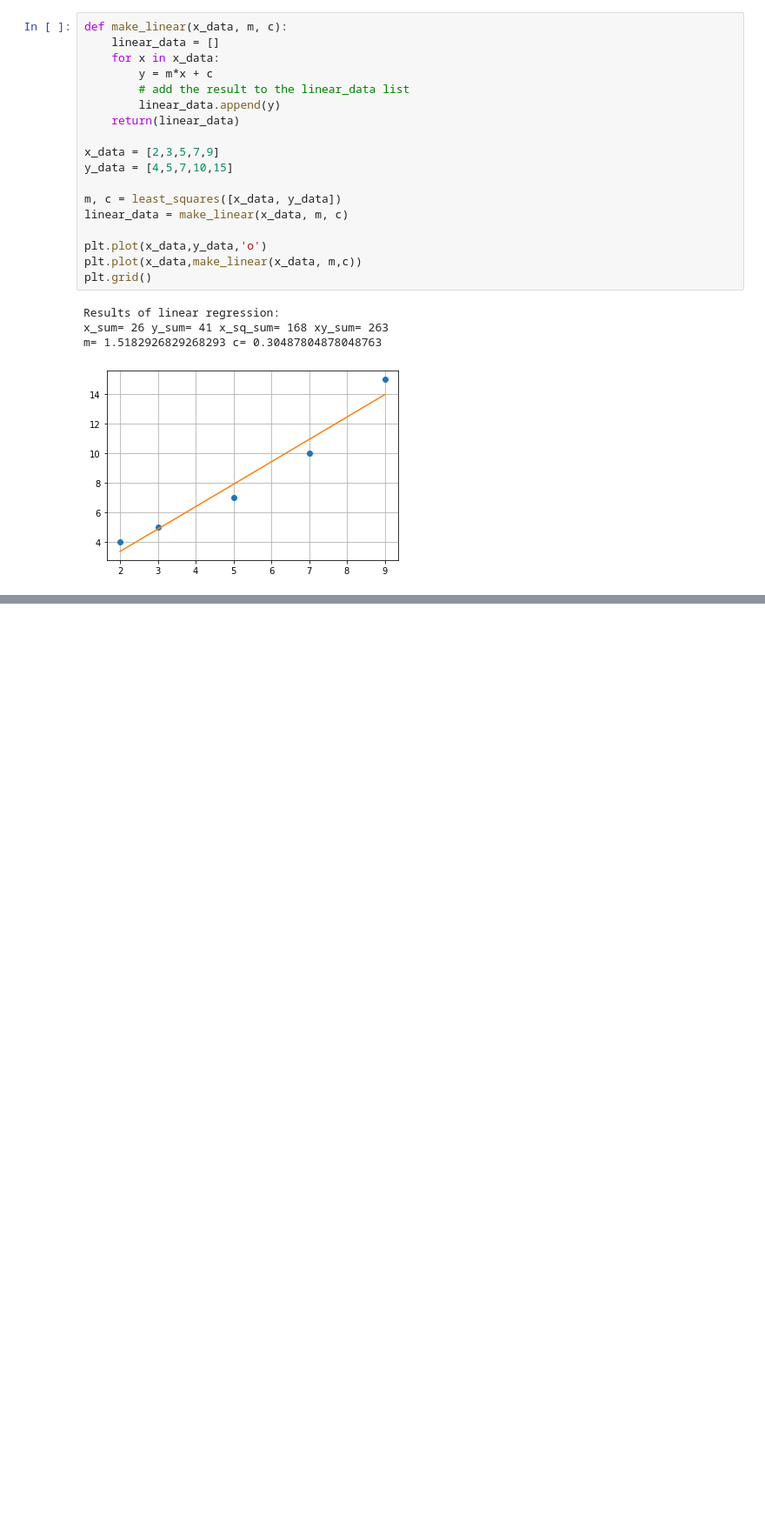
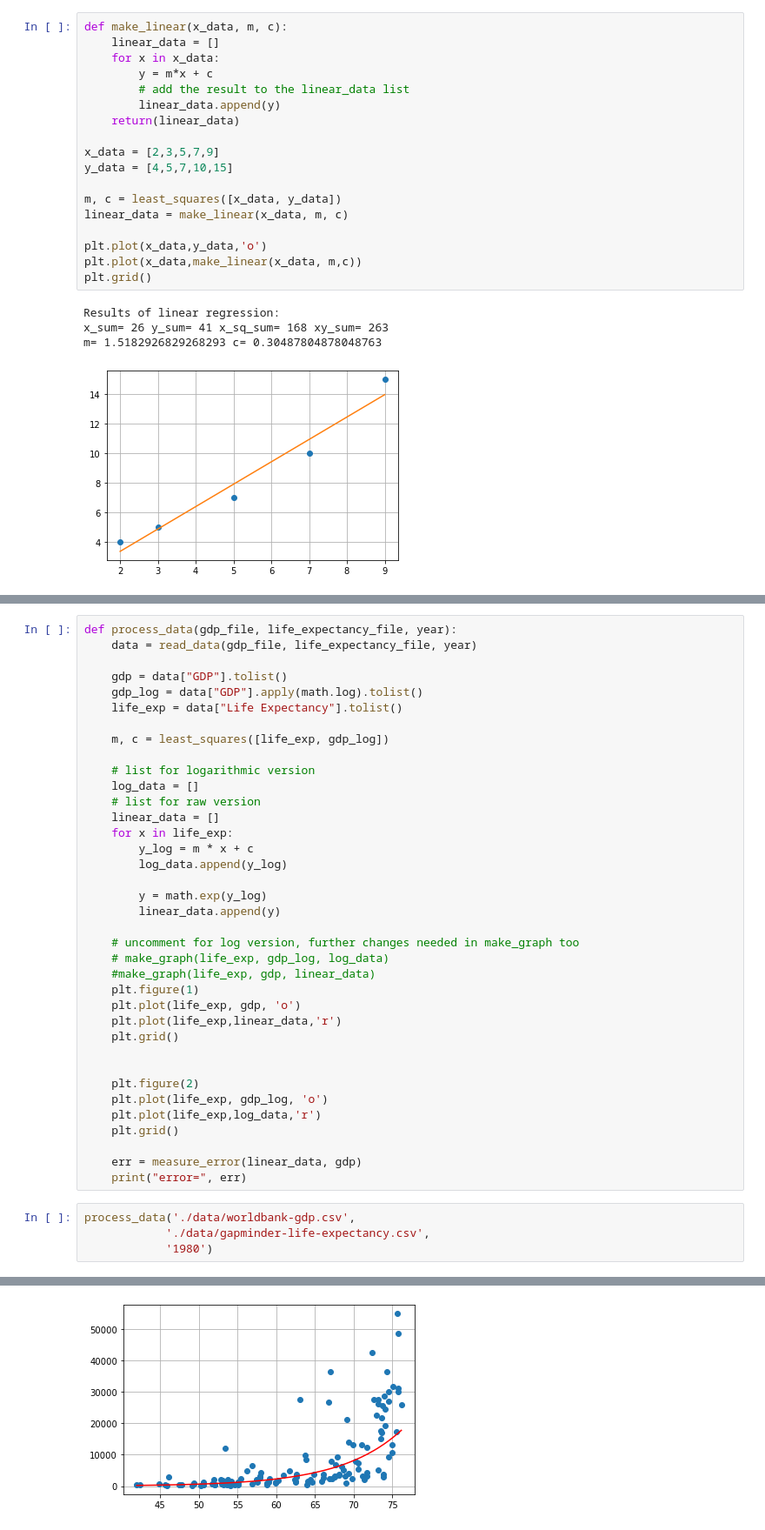
Before and after one commit to joshfuchs/DataScience_projects, a Jupyter notebook: ML scikit learn.ipynb, the cells around one changed output, grey strips where cells are left out. Shown at 87% size. Drawn from its saved outputs; the diff is of its cells as text; blank space fills up the shorter version.

```diff
--- a/ML scikit learn.ipynb
+++ b/ML scikit learn.ipynb
@@ -109,0 +204,42 @@ m= 1.5182926829268293 c= 0.30487804878048763
+# %%
+def process_data(gdp_file, life_expectancy_file, year):
+    data = read_data(gdp_file, life_expectancy_file, year)
+
+    gdp = data["GDP"].tolist()
+    gdp_log = data["GDP"].apply(math.log).tolist()
+    life_exp = data["Life Expectancy"].tolist()
+
+    m, c = least_squares([life_exp, gdp_log])
+
+    # list for logarithmic version
+    log_data = []
+    # list for raw version
+    linear_data = []
+    for x in life_exp:
+        y_log = m * x + c
+        log_data.append(y_log)
+
+        y = math.exp(y_log)
+        linear_data.append(y)
+
+    # uncomment for log version, further changes needed in make_graph too
+    # make_graph(life_exp, gdp_log, log_data)
+    #make_graph(life_exp, gdp, linear_data)
+    plt.figure(1)
+    plt.plot(life_exp, gdp, 'o')
+    plt.plot(life_exp,linear_data,'r')
+    plt.grid()
+
+
+    plt.figure(2)
+    plt.plot(life_exp, gdp_log, 'o')
+    plt.plot(life_exp,log_data,'r')
+    plt.grid()
+
+    err = measure_error(linear_data, gdp)
+    print("error=", err)
+# %%
+process_data('./data/worldbank-gdp.csv',
+            './data/gapminder-life-expectancy.csv',
+            '1980')
+# %% [output]
@@ -109,0 +263 @@ m= 1.5182926829268293 c= 0.30487804878048763
+[figure, added]
```
Also changed, not shown: parts of 10 cells of this notebook.
